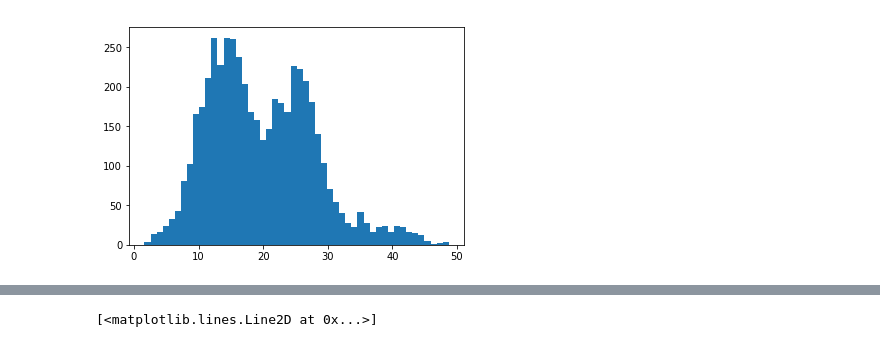
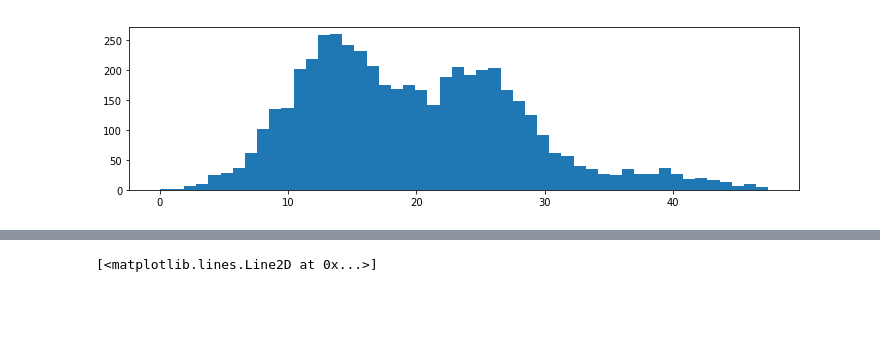
Before and after one commit to madrury/commute-times, a Jupyter notebook: commute-times.ipynb, the cells around one changed output, grey strips where cells are left out. Cells and saved outputs as stored; diff of their text form; code cells hidden in the pictures; blank space fills up the shorter version.

```diff
--- a/commute-times.ipynb
+++ b/commute-times.ipynb
@@ -43,6 +43,7 @@ time_of_day = commute_data['time_of_day']
 commute_type = commute_data['commute_type']
 commute_time = commute_data['commute_time']
 # %%
-_ = plt.hist(commute_time, bins=50)
+fig, ax = plt.subplots(figsize=(12, 3))
+_ = ax.hist(commute_time, bins=50)
 # %% [output]
-[figure, old version]
+[figure, new version]
```
Also changed, not shown: parts of 8 cells of this notebook, 2 other files.
